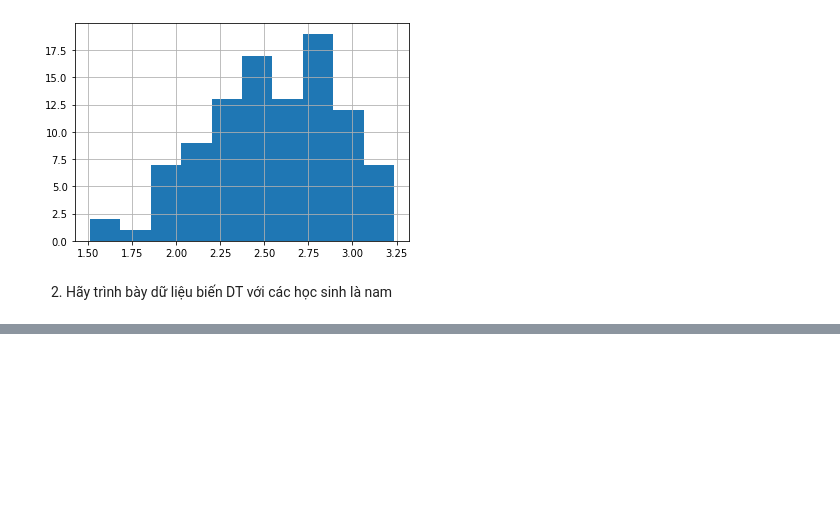
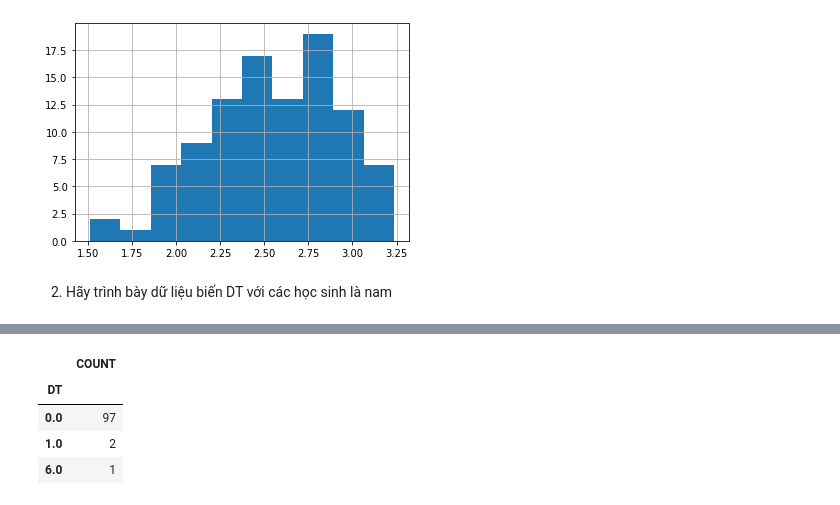
Before and after one commit to trinhvanypro1/-DataAnalystDeepLearning, a Jupyter notebook: Lab2.ipynb, the cells around one changed output, grey strips where cells are left out. Cells and saved outputs as stored; diff of their text form; code cells hidden in the pictures; blank space fills up the shorter version.

```diff
--- a/Lab2.ipynb
+++ b/Lab2.ipynb
@@ -148,0 +159,8 @@ data['US_TMN3'].hist()
+# %%
+data.groupby('DT').agg({'DT':'count'}).rename(columns={'DT':'COUNT'})
+# %% [output]
+|  | COUNT |
+| DT |  |
+| 0.0 | 97 |
+| 1.0 | 2 |
+| 6.0 | 1 |
```
Also changed, not shown: parts of 2 cells of this notebook.
